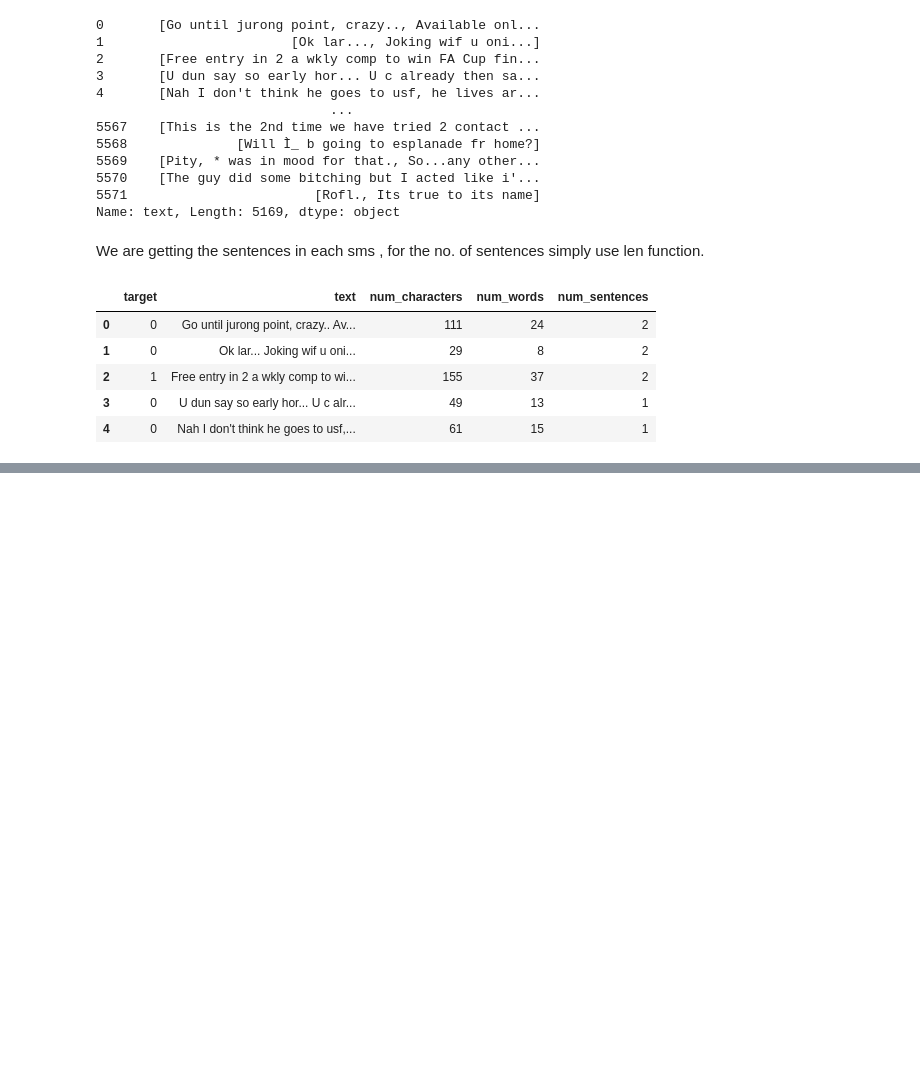
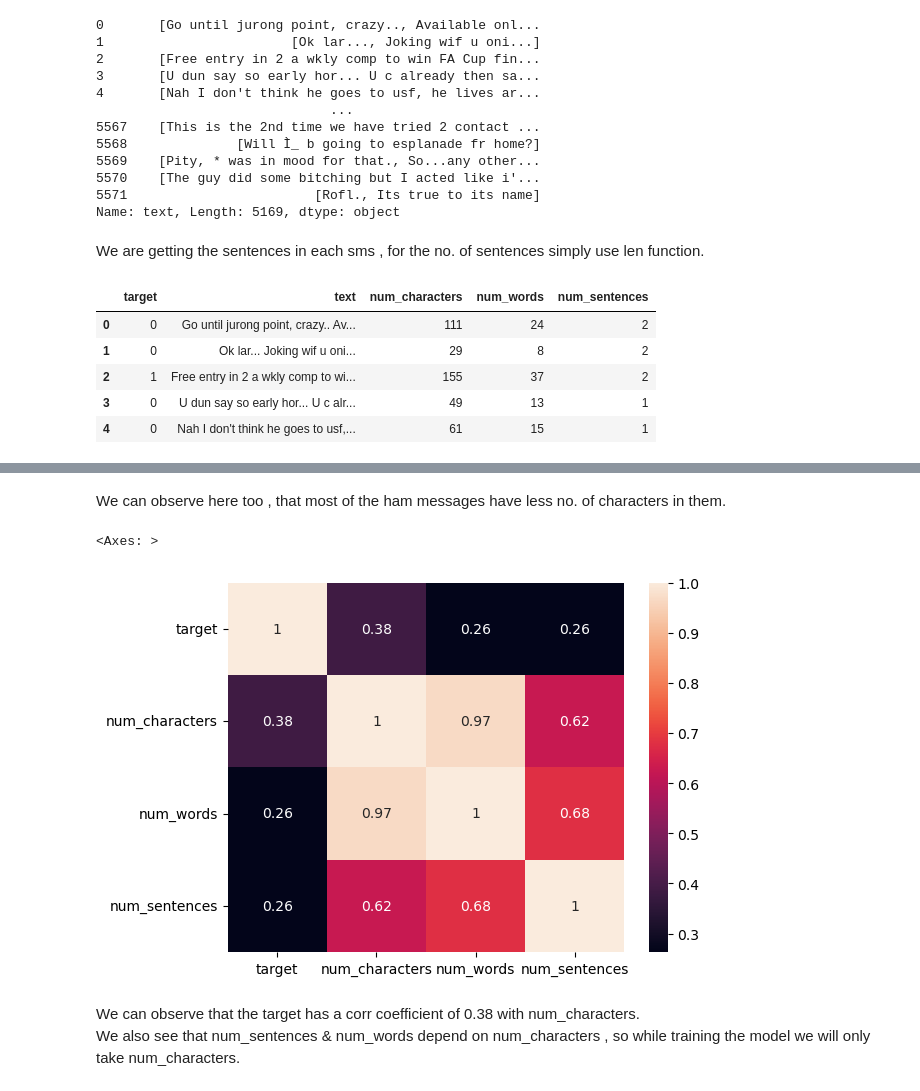
Before and after one commit to abh1sh3k5712/sms-spam-classifier, a Jupyter notebook: sms-spam-detection.ipynb, the cells around one changed output, grey strips where cells are left out. Drawn from its saved outputs; the diff is of its cells as text; code cells hidden in the pictures; blank space fills up the shorter version.

```diff
--- a/sms-spam-detection.ipynb
+++ b/sms-spam-detection.ipynb
@@ -237,0 +293,11 @@ df.head()
+# %% [markdown]
+We can observe here too , that most of the ham messages have less no. of characters in them.
+# %%
+# Let us see the correlation between each numeric data colm
+sns.heatmap(df.corr(numeric_only=True),annot=True)
+# %% [output]
+<Axes: >
+[figure, added]
+# %% [markdown]
+We can observe that the target has a corr coefficient of 0.38 with num_characters.
+We also see that num_sentences & num_words depend on num_characters , so while training the model we will only take num_characters.
```
Also changed, not shown: parts of 26 cells of this notebook, 2 other files.
